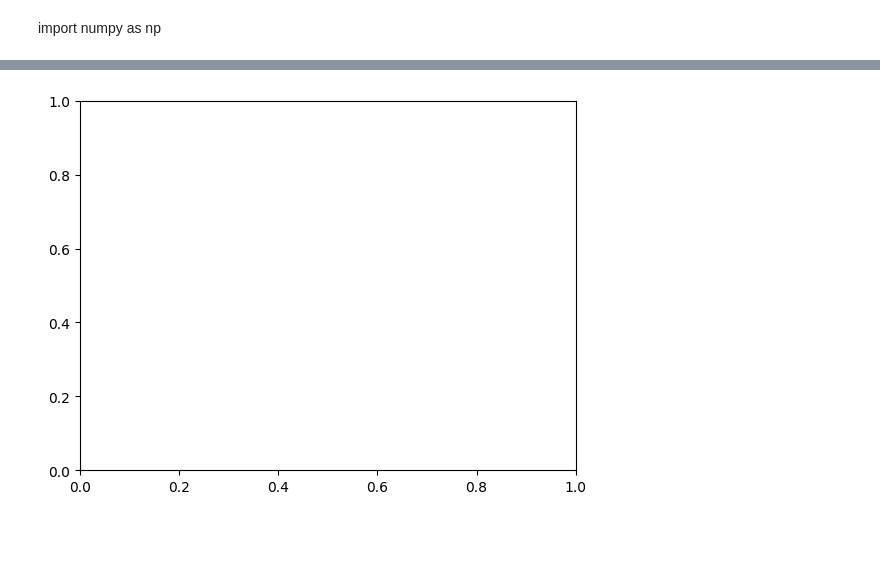
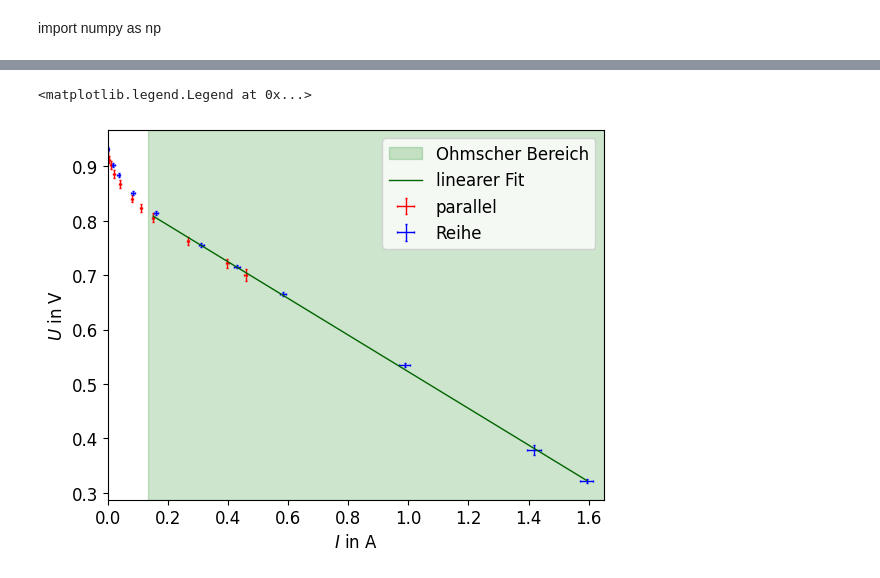
Before and after one commit to MaggdaDev/AP2, a Jupyter notebook: BRZ/brz.ipynb, the cells around one changed output, grey strips where cells are left out. Cells and saved outputs as stored; diff of their text form; code cells hidden in the pictures; blank space fills up the shorter version.

```diff
--- a/BRZ/brz.ipynb
+++ b/BRZ/brz.ipynb
@@ -5,3 +5,7 @@ import numpy as np
 # %%
 import numpy as np
 import matplotlib.pyplot as plt
+from scipy.stats import linregress
+plt.rcParams['lines.linewidth'] = 1
+plt.rcParams['scatter.marker'] = "x"
+plt.rcParams['font.size'] = 12
@@ -19,6 +129,6 @@ plt.scatter(iKennlinieDataAmpere, uKennlinieDataVolt)
 # %%
 rDataParallel = np.array([
-    [np.infty, 100, 50, 20, 10, 5, 3, 2, 1, 0.5, 0.3]])
+    np.infty, 100, 50, 20, 10, 5, 3, 2, 1, 0.5, 0.3])
 
 uDataParallelVolt = np.array([
     [921, 911, 902, 886, 869, 844, 827, 810, 769, 730, 711],
@@ -29,13 +139,13 @@ iDataParallelAmpere = np.array([
     [0, 9, 19, 43, 82, 160, 225, 307, 537, 798, 922],
     [0, 9, 19, 43, 83, 160, 225, 297, 538, 803, 926],
     [0, 9, 19, 43, 82, 162, 224, 305, 524, 788, 907]
-], dtype=float) / 1000.0
+], dtype=float) / 2000.0
 
 uDataReiheVolt = np.array([
     [1857, 1798, 1758, 1693, 1619, 1501, 1420, 1319, 1051, 707, 628],
     [1868, 1810, 1770, 1707, 1635, 1516, 1438, 1334, 1082, 781, 643],
     [1868, 1809, 1773, 1708, 1636, 1518, 1437, 1337, 1075, 785, 660]
-], dtype=float) / 1000.0
+], dtype=float) / 2000.0
 
 iDataReiheAmpere = np.array([
     [0, 18, 37, 84, 158, 310, 427, 580, 979, 1397, 1584],
@@ -44,17 +154,65 @@ iDataReiheAmpere = np.array([
 ], dtype=float) / 1000.0
 
 uDataParallelVoltMean = np.mean(uDataParallelVolt, axis=0)
-uErrorParallel = np.std(uDataParallelVolt, axis=0)
+uErrorParallelStd = np.std(uDataParallelVolt, axis=0)
+uErrorParallelInherent = 0.005 * uDataParallelVoltMean + 0.002
+uErrorParallel = np.sqrt(uErrorParallelStd ** 2.0 + uErrorParallelInherent ** 2.0)
+
 iDataParallelAmpereMean = np.mean(iDataParallelAmpere, axis=0)
-iErrorParallel = np.std(iDataParallelAmpere, axis=0)
+iErrorParallelStd = np.std(iDataParallelAmpere, axis=0)
+iErrorParallelInherent = 0.01 * iDataParallelAmpereMean + 0.005
+iErrorParallel = np.sqrt(iErrorParallelStd ** 2.0 + iErrorParallelInherent ** 2.0)
 
 uDataReiheVoltMean = np.mean(uDataReiheVolt, axis=0)
-uErrorReihe = np.std(uDataReiheVolt, axis=0)
+uErrorReiheStd = np.std(uDataReiheVolt, axis=0)
+uErrorReiheInherent = 0.005 * uDataReiheVoltMean + 0.002
+uErrorReihe = np.sqrt(uErrorReiheStd ** 2.0 + uErrorReiheInherent ** 2.0)
+
 iDataReiheAmpereMean = np.mean(iDataReiheAmpere, axis=0)
-iErrorReihe = np.std(iDataReiheAmpere, axis=0)
-#plt.errorbar(iDataParallelAmpereMean, uDataParallelVoltMean ,label="parallel", xerr=iErrorParallel, yerr=uErrorParallel)
-#plt.errorbar(iDataReiheAmpereMean, uDataReiheVoltMean ,label="reihe", xerr=iErrorReihe, yerr=uErrorReihe)
-plt.errorbar(rDataParallel[1:], iDataParallelAmpereMean[1:], yerr=iErrorParallel[1:], lable="I parallel")
-plt.errorbar(rDataParallel[1:], iDataReiheAmpereMean[1:], yerr=iErrorReihe[1:], label="I reihe")
+iErrorReiheStd = np.std(iDataReiheAmpere, axis=0)
+iErrorReiheInherent = 0.01 * iDataReiheAmpereMean + 0.005
+iErrorReihe = np.sqrt(iErrorReiheStd ** 2.0 + iErrorReiheInherent ** 2.0)
+
+plt.axvspan(0.135, 1.7, color="g", alpha=0.2, label="Ohmscher Bereich")
+
+plt.errorbar(iDataParallelAmpereMean, uDataParallelVoltMean ,label="parallel", xerr=iErrorParallel / 2, yerr=uErrorParallel, fmt=",", capsize=1, color="red")
+plt.errorbar(iDataReiheAmpereMean, uDataReiheVoltMean,label="Reihe", xerr=iErrorReihe, yerr=uErrorReihe / 2, fmt=",", capsize=1, color="blue")
+
+print(iErrorParallelInherent)
+plt.xlabel("$I$ in A")
+plt.ylabel("$U$ in V")
+plt.xlim(0,1.65)
+
+# Combine iDataParallelAmpereMean and uDataParallelVoltMean arrays
+parallel_data = np.column_stack((iDataParallelAmpereMean, uDataParallelVoltMean))
+
+# Combine iDataReiheAmpereMean and uDataReiheVoltMean arrays
+reihe_data = np.column_stack((iDataReiheAmpereMean, uDataReiheVoltMean))
+
+# Filter data based on i > 0.135
+parallel_filtered = parallel_data[parallel_data[:, 0] > 0.135]
+reihe_filtered = reihe_data[reihe_data[:, 0] > 0.135]
+print("Length of parallel data:", len(parallel_data))
+print("Length of parallel_filtered:", len(parallel_filtered))
+# Fuse both filtered arrays into one big array
+filtered_data = np.concatenate((parallel_filtered, reihe_filtered))
+
+# Sort the fused array based on the first column (current values)
+sorted_data = filtered_data[np.argsort(filtered_data[:, 0])]
+
+# Separate the sorted data into two arrays
+sorted_iData = sorted_data[:, 0]
+sorted_uData = sorted_data[:, 1]
+
+# Perform linear regression on parallel data
+ohmSlope, ohmIntercept, _, _, ohmeSlopeErr = linregress(sorted_iData, sorted_uData)
+
+# Print slope and error for parallel data
+print("Ohm Slope:", ohmSlope, "+/-", ohmeSlopeErr)
+
+
+# Plot the linear functions
+plt.plot(sorted_iData, ohmSlope * sorted_iData + ohmIntercept, label="linearer Fit", color="darkgreen")
+
 plt.legend()
 # %% [output]
@@ -62 +224,2 @@ ValueError: 'x' and 'y' must have the same size
+<matplotlib.legend.Legend at 0x...>
-[figure, old version]
+[figure, new version]
```
Also changed, not shown: parts of 6 cells of this notebook, 15 other files.
